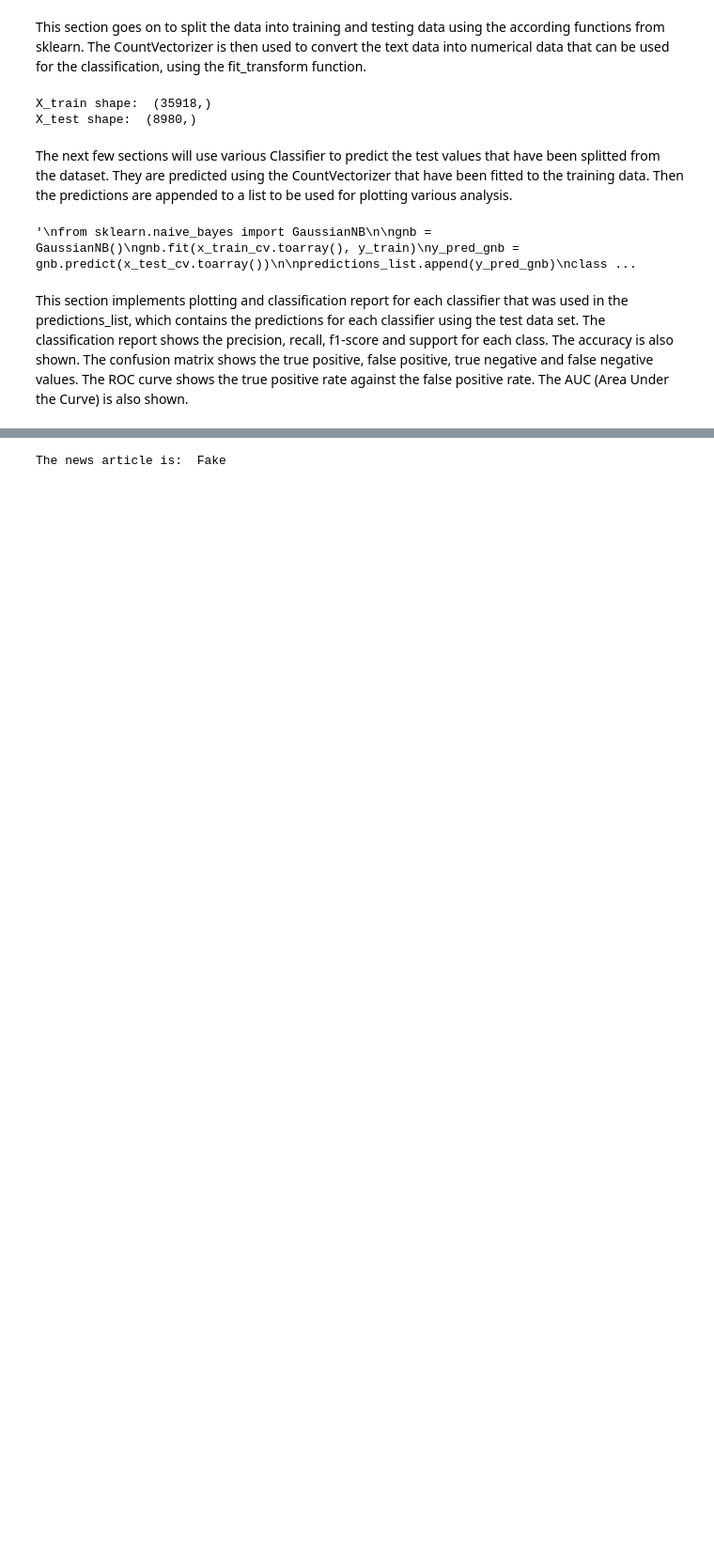
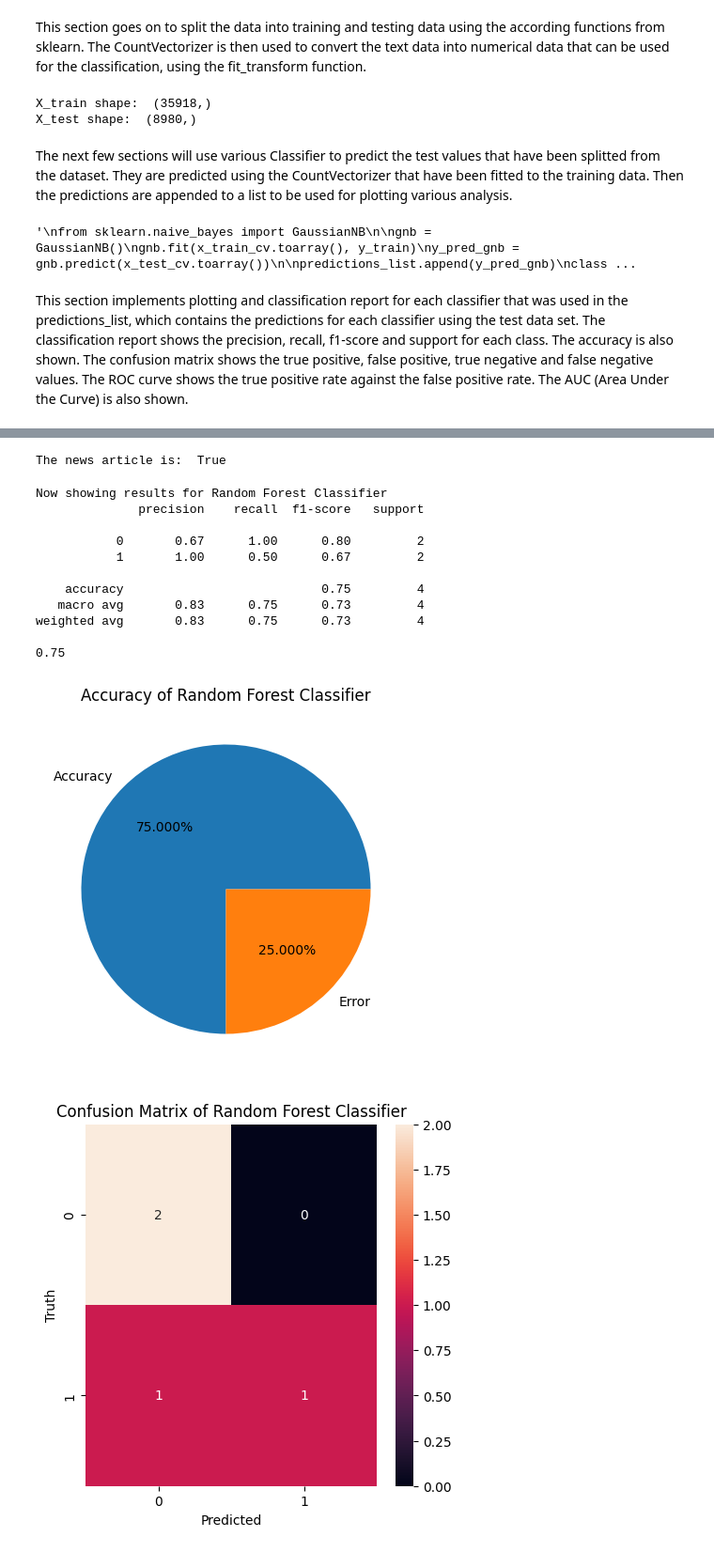
Before and after one commit to SalvatoreCastello/News-Classifier, a Jupyter notebook: main.ipynb, the cells around one changed output, grey strips where cells are left out. Shown at 94% size. Drawn from its saved outputs; the diff is of its cells as text; code cells hidden in the pictures; blank space fills up the shorter version.

```diff
--- a/main.ipynb
+++ b/main.ipynb
@@ -228,7 +298,7 @@ def load_articles(file_path):
 
 #In this dataset, the articles with an even index are true, the ones with an odd index are fake
 
-articles = load_articles("externalArticles.txt")
+articles = load_articles("externalArticles.cvs")
 # %%
 # Input a news article to test the model
 
@@ -236,7 +306,40 @@ def test_news_input(text, classifier):
     news_cv = cv.transform([text])
     return classifier.predict(news_cv)
 
-predicted_label = test_news_input(articles[3], knn)
+predicted_label = test_news_input(articles[0], rf)
 print("The news article is: ", "True" if predicted_label else "Fake")
 # %% [output]
-The news article is:  Fake
+The news article is:  True
+# %%
+#Plotting external articles accuracy, confusion matrix and ROC AUC curve
+def test_and_pred_for_exteranl_articles(classifier):
+    y_test = []
+    y_pred = []
+    for i in range(len(articles)):
+        y_test.append((i+1) % 2)
+        y_pred.append(test_news_input(articles[i], classifier))
+    return y_test, y_pred
+
+# Print the classification report and plot the accuracy,
+# confusion matrix and ROC AUC curve for each classifier
+for index, y_pred in enumerate(predictions_list):
+    y_test, y_pred = test_and_pred_for_exteranl_articles(rf)
+    print("Now showing results for",classifier_name_list[index])
+    print(classification_report(y_test, y_pred))
+    plot_accuracy(y_test, y_pred,classifier_name_list[index])
+    plot_confusion_matrix(y_test, y_pred,classifier_name_list[index])
+    plot_roc_auc_curve(y_test, y_pred, classifier_name_list[index])
+# %% [output]
+Now showing results for Random Forest Classifier
+              precision    recall  f1-score   support
+
+           0       0.67      1.00      0.80         2
+           1       1.00      0.50      0.67         2
+
+    accuracy                           0.75         4
+   macro avg       0.83      0.75      0.73         4
+weighted avg       0.83      0.75      0.73         4
+
+0.75
+[figure, added]
+[figure, added]
```
Also changed, not shown: parts of 5 cells of this notebook, 3 other files.
